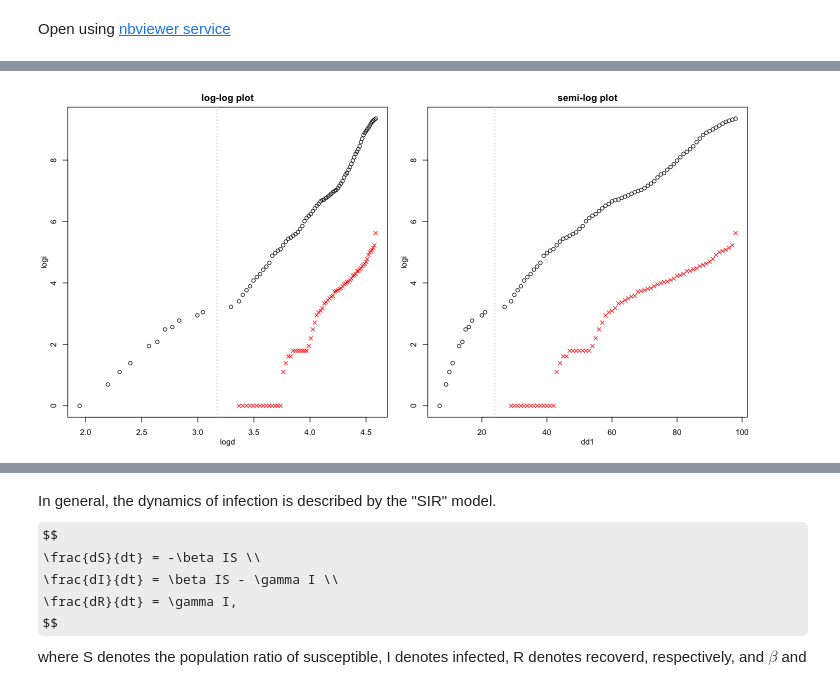
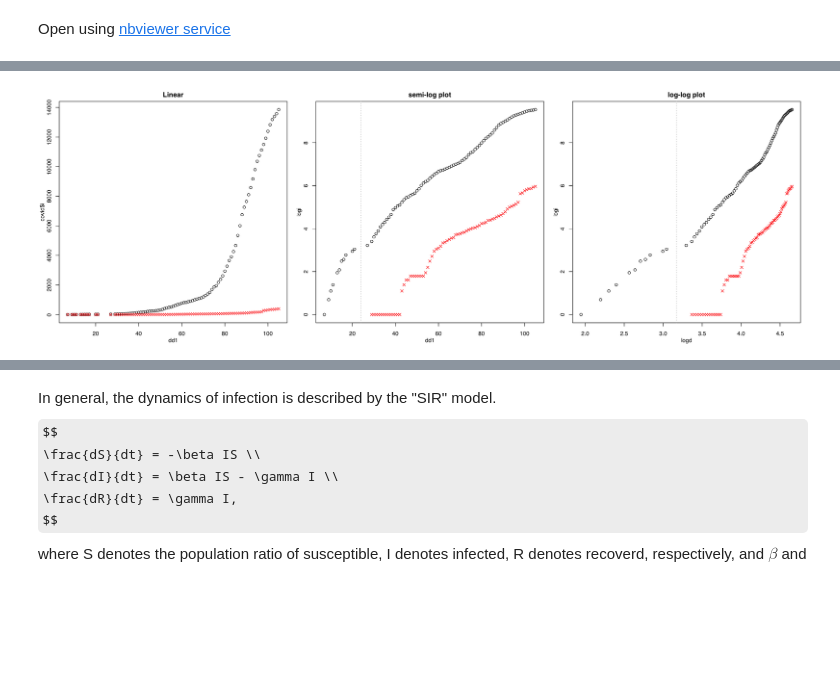
Before and after one commit to naono-git/covid19, a Jupyter notebook: covid19.ipynb, the cells around one changed output, grey strips where cells are left out. Saved outputs shown, nothing was run; the diff lists cells and outputs as text; code cells hidden in the pictures; some formulas as TeX source; blank space fills up the shorter version.

```diff
--- a/covid19.ipynb
+++ b/covid19.ipynb
@@ -60,22 +60,24 @@ pred_exp <- function(xx,cc,ll){
     return(cc*exp(ll*xx))
 }
 # %%
-options(repr.plot.width=12, repr.plot.height=6)
-par(mfcol=c(1,2))
-par.margin("smart")
+options(repr.plot.width=18, repr.plot.height=6)
+plotFigure(function(){
+    plot(dd1, covid$i, main="Linear")
+    points(dd1, covid$d, pch=4, col=2)
 
-plot(logd, logi, main="log-log plot")
-points(logd, log(covid$d), pch=4, col=2)
-abline(v=mean(logd[11:12]), lty=3, col=8)
-# abline(-2,2,lty=3, col=2)
+    plot(dd1, logi, main="semi-log plot")
+    points(dd1, log(covid$d), pch=4, col=2)
+    abline(v=mean(dd1[11:12]), lty=3, col=8)
 
-plot(dd1, logi, main="semi-log plot")
-points(dd1, log(covid$d), pch=4, col=2)
+    plot(logd, logi, main="log-log plot")
+    points(logd, log(covid$d), pch=4, col=2)
+    abline(v=mean(logd[11:12]), lty=3, col=8)
+    # abline(-2,2,lty=3, col=2)
 
-abline(v=mean(dd1[11:12]), lty=3, col=8)
+},np=3)
 ## ... Do you think which looks more linearly?
 # %% [output]
-[figure, old version]
+[figure, new version]
 # %%
 ## Fitting by power. 1, fit for the earlier stage
 model_pow_0 <- lm(logi~logd)
```
Also changed, not shown: parts of 13 cells of this notebook, 14 other files.
